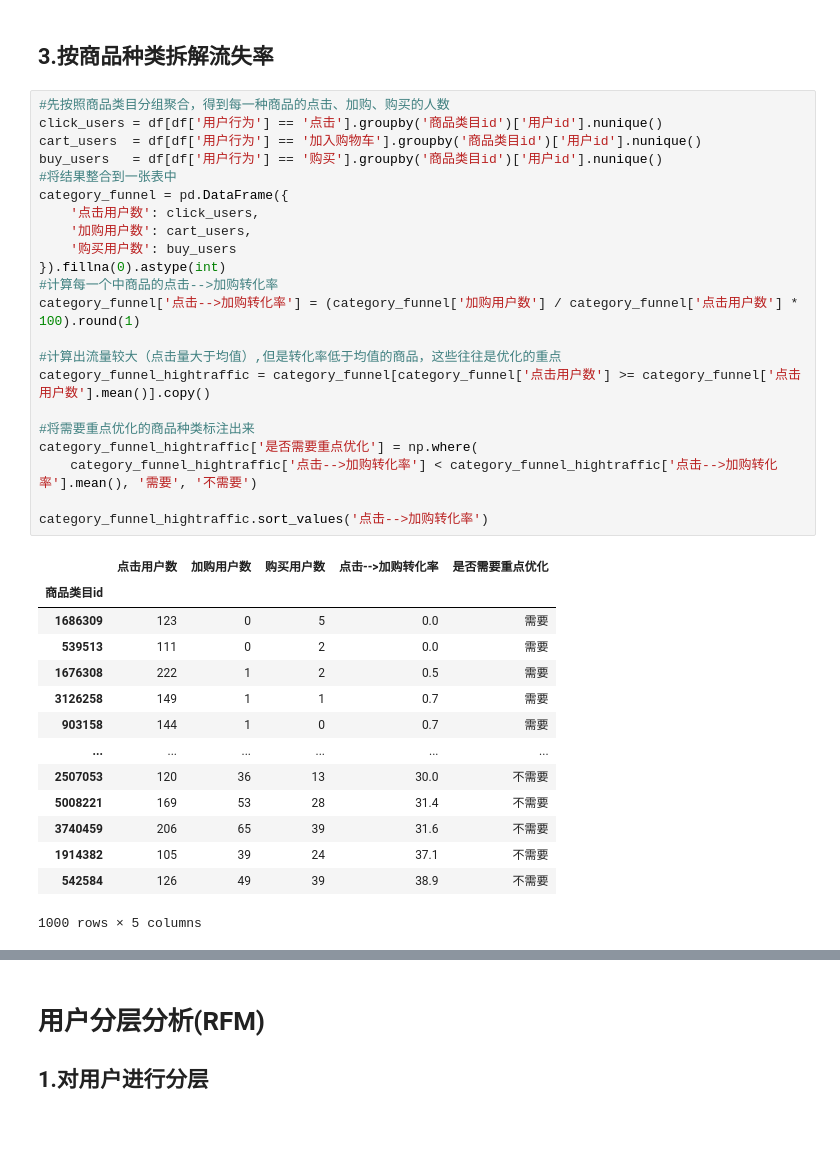
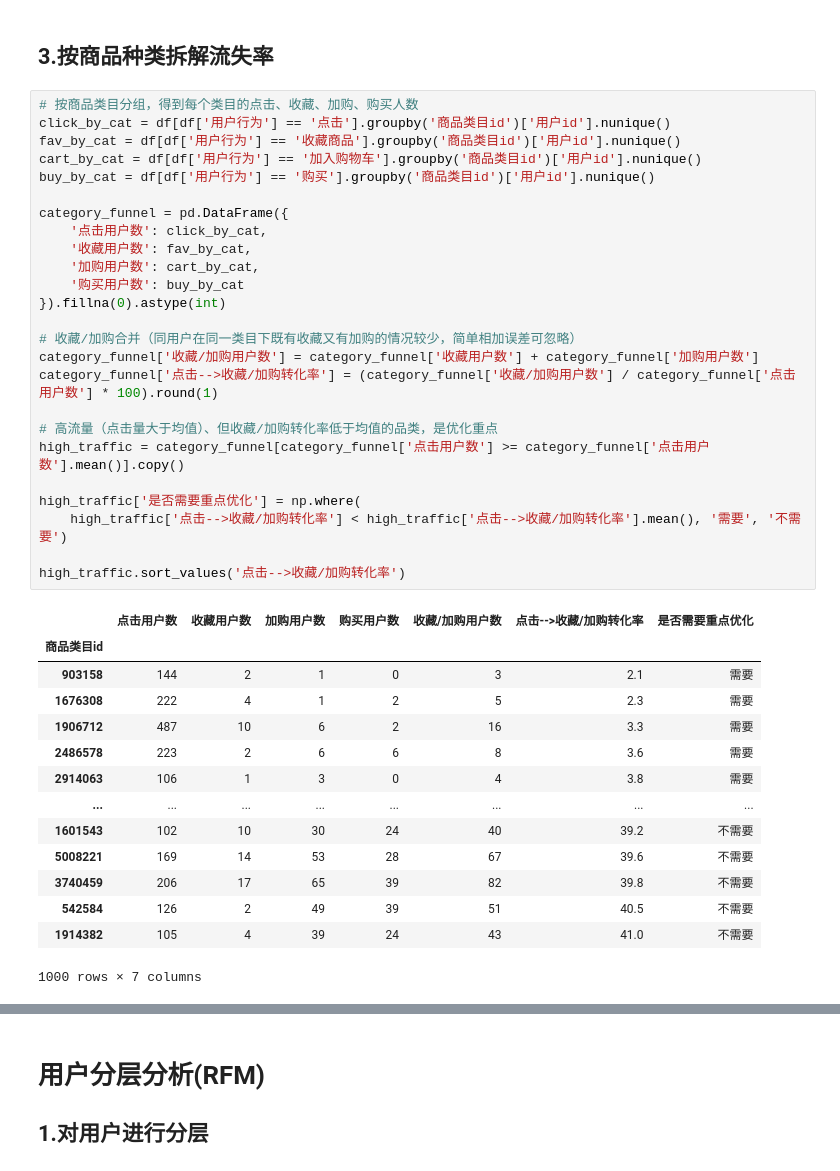
Before and after one commit to TAKA804/ECommerce-User-Analysis, a Jupyter notebook: 数分项目.ipynb, the cells around one changed output, grey strips where cells are left out. Cells and saved outputs as stored; diff of their text form; blank space fills up the shorter version.

```diff
--- a/数分项目.ipynb
+++ b/数分项目.ipynb
@@ -246,40 +270,43 @@ print("""流失率最严重的环节:点击-->加入购物车
 # %% [markdown]
 ## 3.按商品种类拆解流失率
 # %%
-#先按照商品类目分组聚合，得到每一种商品的点击、加购、购买的人数
-click_users = df[df['用户行为'] == '点击'].groupby('商品类目id')['用户id'].nunique()
-cart_users  = df[df['用户行为'] == '加入购物车'].groupby('商品类目id')['用户id'].nunique()
-buy_users   = df[df['用户行为'] == '购买'].groupby('商品类目id')['用户id'].nunique()
-#将结果整合到一张表中
+# 按商品类目分组，得到每个类目的点击、收藏、加购、购买人数
+click_by_cat = df[df['用户行为'] == '点击'].groupby('商品类目id')['用户id'].nunique()
+fav_by_cat = df[df['用户行为'] == '收藏商品'].groupby('商品类目id')['用户id'].nunique()
+cart_by_cat = df[df['用户行为'] == '加入购物车'].groupby('商品类目id')['用户id'].nunique()
+buy_by_cat = df[df['用户行为'] == '购买'].groupby('商品类目id')['用户id'].nunique()
+
 category_funnel = pd.DataFrame({
-    '点击用户数': click_users,
-    '加购用户数': cart_users,
-    '购买用户数': buy_users
+    '点击用户数': click_by_cat,
+    '收藏用户数': fav_by_cat,
+    '加购用户数': cart_by_cat,
+    '购买用户数': buy_by_cat
 }).fillna(0).astype(int)
-#计算每一个中商品的点击-->加购转化率
-category_funnel['点击-->加购转化率'] = (category_funnel['加购用户数'] / category_funnel['点击用户数'] * 100).round(1)
 
-#计算出流量较大（点击量大于均值）,但是转化率低于均值的商品，这些往往是优化的重点
-category_funnel_hightraffic = category_funnel[category_funnel['点击用户数'] >= category_funnel['点击用户数'].mean()].copy()
+# 收藏/加购合并（同用户在同一类目下既有收藏又有加购的情况较少，简单相加误差可忽略）
+category_funnel['收藏/加购用户数'] = category_funnel['收藏用户数'] + category_funnel['加购用户数']
+category_funnel['点击-->收藏/加购转化率'] = (category_funnel['收藏/加购用户数'] / category_funnel['点击用户数'] * 100).round(1)
 
-#将需要重点优化的商品种类标注出来
-category_funnel_hightraffic['是否需要重点优化'] = np.where(
-    category_funnel_hightraffic['点击-->加购转化率'] < category_funnel_hightraffic['点击-->加购转化率'].mean(), '需要', '不需要')
+# 高流量（点击量大于均值）、但收藏/加购转化率低于均值的品类，是优化重点
+high_traffic = category_funnel[category_funnel['点击用户数'] >= category_funnel['点击用户数'].mean()].copy()
 
-category_funnel_hightraffic.sort_values('点击-->加购转化率')
+high_traffic['是否需要重点优化'] = np.where(
+    high_traffic['点击-->收藏/加购转化率'] < high_traffic['点击-->收藏/加购转化率'].mean(), '需要', '不需要')
+
+high_traffic.sort_values('点击-->收藏/加购转化率')
 # %% [output]
-|  | 点击用户数 | 加购用户数 | 购买用户数 | 点击-->加购转化率 | 是否需要重点优化 |
-| 商品类目id |  |  |  |  |  |
-| 1686309 | 123 | 0 | 5 | 0.0 | 需要 |
-| 539513 | 111 | 0 | 2 | 0.0 | 需要 |
-| 1676308 | 222 | 1 | 2 | 0.5 | 需要 |
-| 3126258 | 149 | 1 | 1 | 0.7 | 需要 |
-| 903158 | 144 | 1 | 0 | 0.7 | 需要 |
-| ... | ... | ... | ... | ... | ... |
-| 2507053 | 120 | 36 | 13 | 30.0 | 不需要 |
-| 5008221 | 169 | 53 | 28 | 31.4 | 不需要 |
-| 3740459 | 206 | 65 | 39 | 31.6 | 不需要 |
-| 1914382 | 105 | 39 | 24 | 37.1 | 不需要 |
-| 542584 | 126 | 49 | 39 | 38.9 | 不需要 |
+|  | 点击用户数 | 收藏用户数 | 加购用户数 | 购买用户数 | 收藏/加购用户数 | 点击-->收藏/加购转化率 | 是否需要重点优化 |
+| 商品类目id |  |  |  |  |  |  |  |
+| 903158 | 144 | 2 | 1 | 0 | 3 | 2.1 | 需要 |
+| 1676308 | 222 | 4 | 1 | 2 | 5 | 2.3 | 需要 |
+| 1906712 | 487 | 10 | 6 | 2 | 16 | 3.3 | 需要 |
+| 2486578 | 223 | 2 | 6 | 6 | 8 | 3.6 | 需要 |
+| 2914063 | 106 | 1 | 3 | 0 | 4 | 3.8 | 需要 |
+| ... | ... | ... | ... | ... | ... | ... | ... |
+| 1601543 | 102 | 10 | 30 | 24 | 40 | 39.2 | 不需要 |
+| 5008221 | 169 | 14 | 53 | 28 | 67 | 39.6 | 不需要 |
+| 3740459 | 206 | 17 | 65 | 39 | 82 | 39.8 | 不需要 |
+| 542584 | 126 | 2 | 49 | 39 | 51 | 40.5 | 不需要 |
+| 1914382 | 105 | 4 | 39 | 24 | 43 | 41.0 | 不需要 |
-1000 rows × 5 columns
+1000 rows × 7 columns
 # %% [markdown]
```
Also changed, not shown: parts of 8 cells of this notebook, 5 other files.
